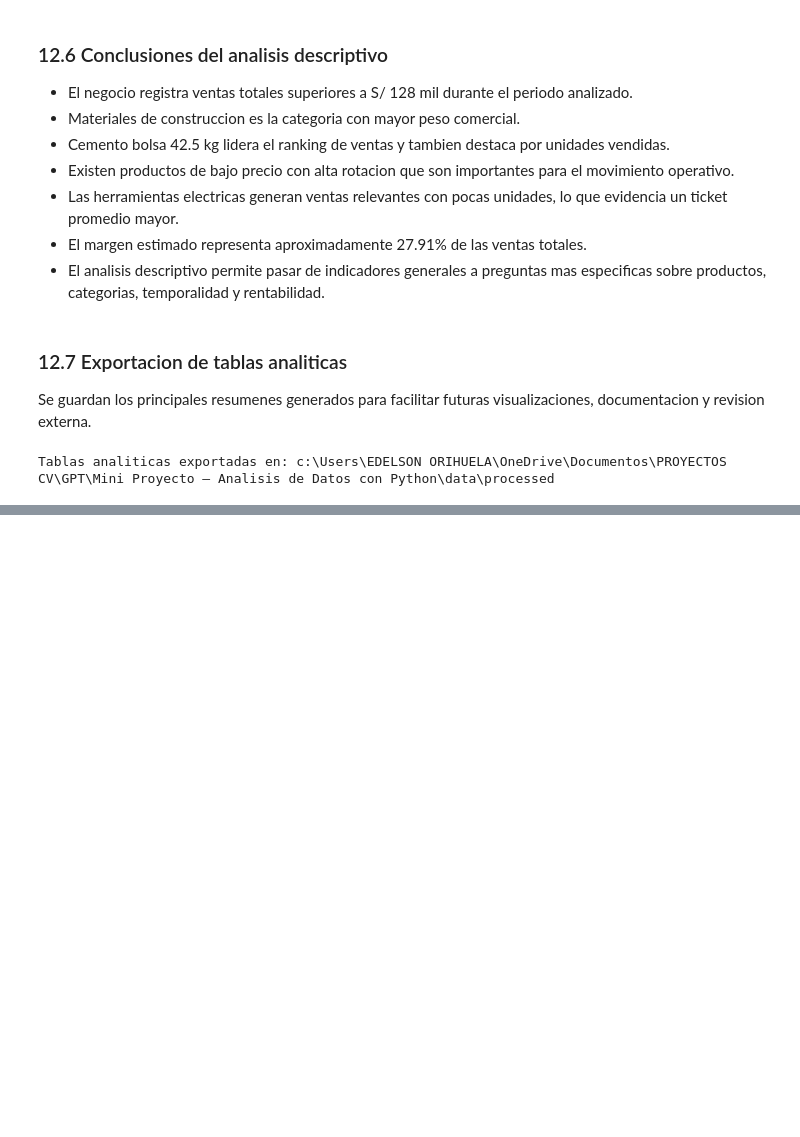
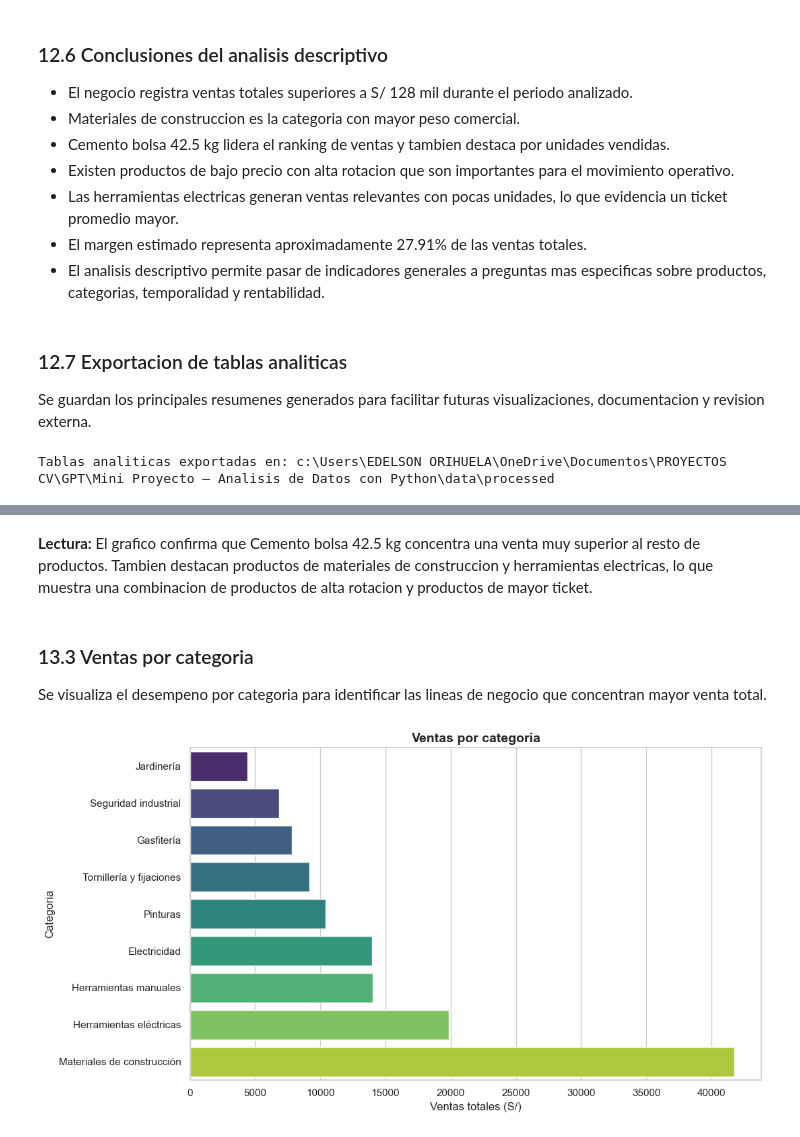
Before and after one commit to OJ-Edelsonn/mini-proyecto-analisis-datos-python, a Jupyter notebook: notebooks/analisis_datos_ferreteria.ipynb, the cells around one changed output, grey strips where cells are left out. Saved outputs shown, nothing was run; the diff lists cells and outputs as text; code cells hidden in the pictures; blank space fills up the shorter version.

```diff
--- a/notebooks/analisis_datos_ferreteria.ipynb
+++ b/notebooks/analisis_datos_ferreteria.ipynb
@@ -767,0 +849,31 @@ Tablas analiticas exportadas en: c:\Users\EDELSON ORIHUELA\OneDrive\Documentos\P
+# %% [markdown]
+**Lectura:** El grafico confirma que Cemento bolsa 42.5 kg concentra una venta muy superior al resto de productos. Tambien destacan productos de materiales de construccion y herramientas electricas, lo que muestra una combinacion de productos de alta rotacion y productos de mayor ticket.
+# %% [markdown]
+### 13.3 Ventas por categoria
+
+Se visualiza el desempeno por categoria para identificar las lineas de negocio que concentran mayor venta total.
+# %%
+categorias_ordenadas = resumen_categorias.sort_values(
+    "ventas_totales", ascending=True
+)
+
+plt.figure(figsize=(11, 6))
+
+sns.barplot(
+    data=categorias_ordenadas,
+    x="ventas_totales",
+    y="categoria",
+    hue="categoria",
+    palette="viridis",
+    legend=False
+)
+
+plt.title("Ventas por categoria", fontsize=14, fontweight="bold")
+plt.xlabel("Ventas totales (S/)")
+plt.ylabel("Categoria")
+plt.tight_layout()
+
+plt.savefig(FIGURES / "03_ventas_por_categoria.png", dpi=150, bbox_inches="tight")
+plt.show()
+# %% [output]
+[figure, added]
```
Also changed, not shown: parts of 13 cells of this notebook, 4 other files.
